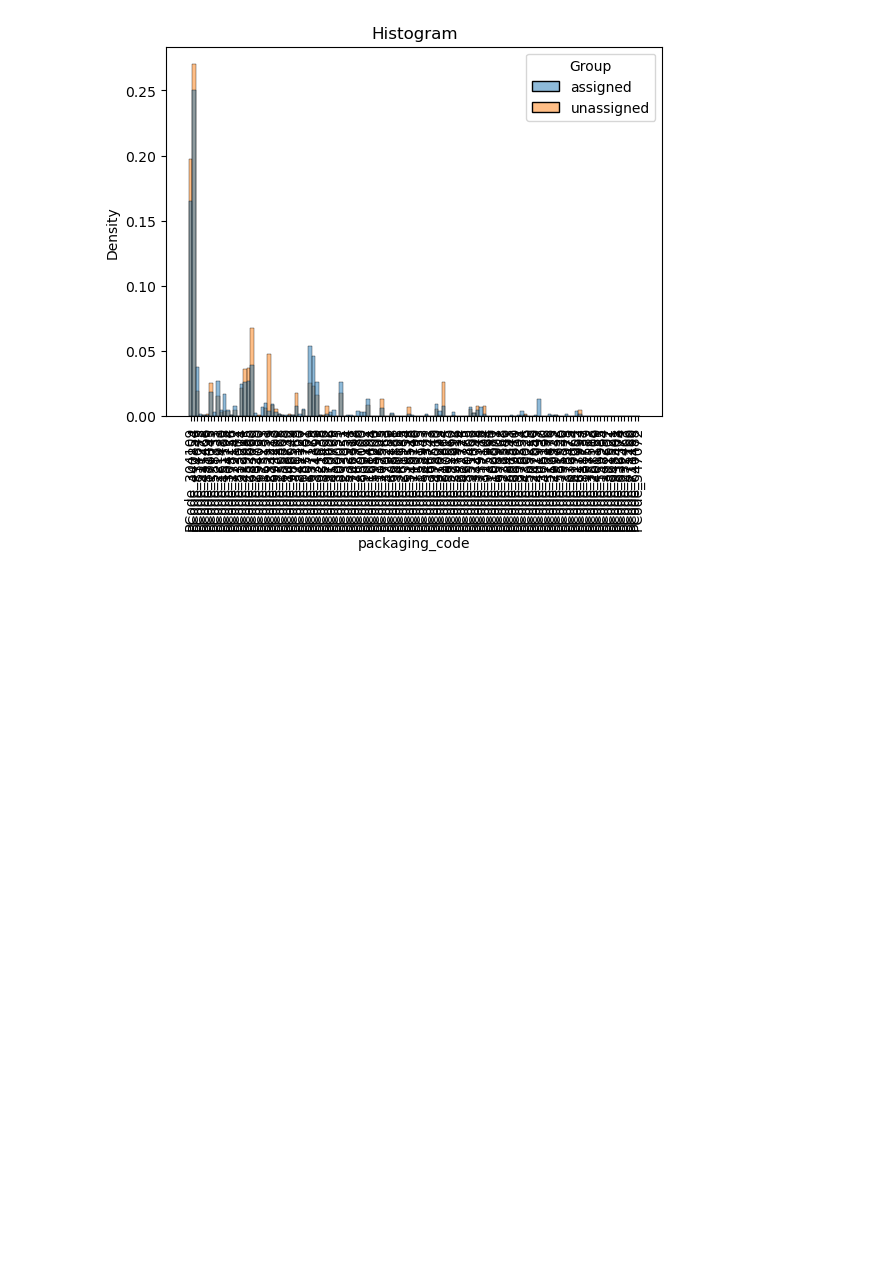
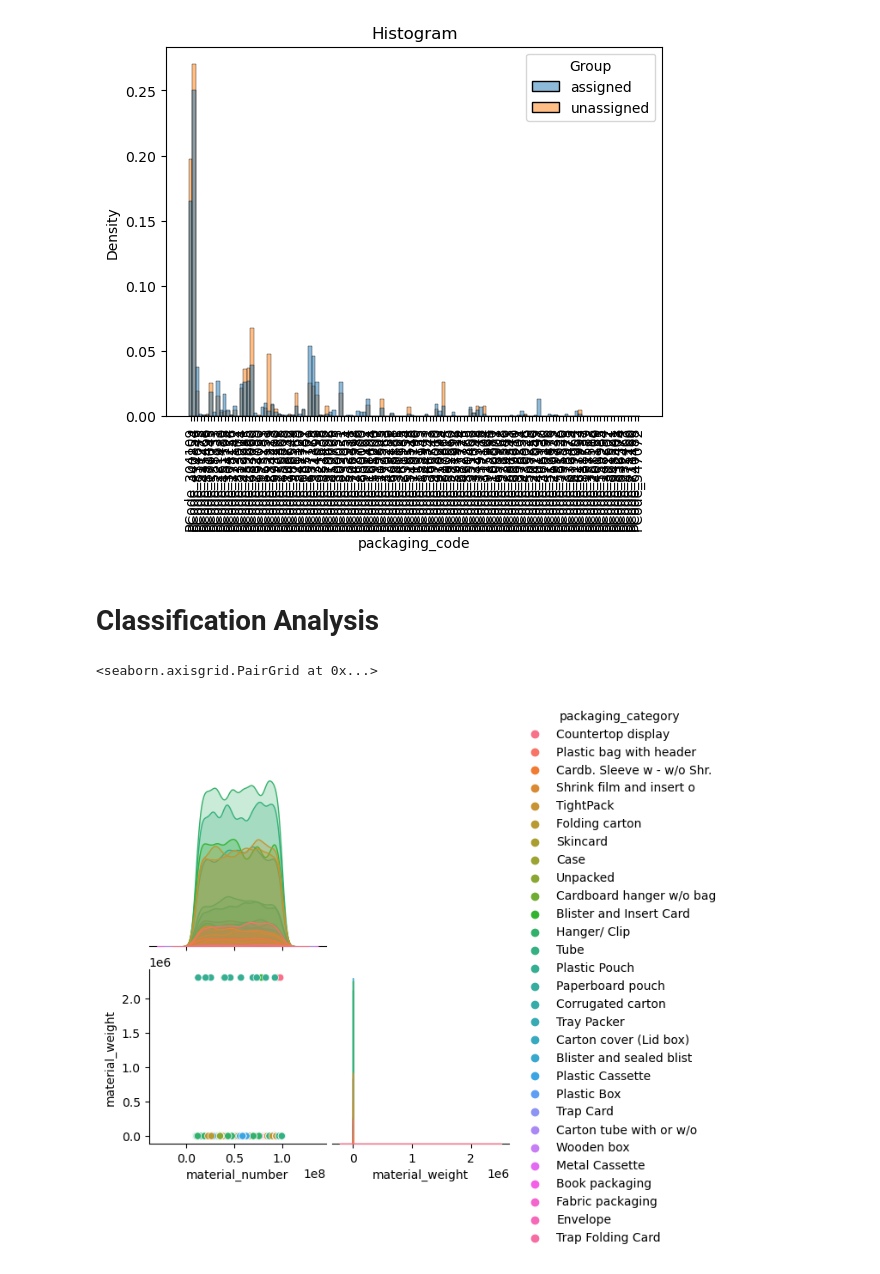
Before and after one commit to tiefenthaler/pytorch-lightning-tabular-classification, a Jupyter notebook: notebooks/11_data_analysis.ipynb, the cells around one changed output. Saved outputs shown, nothing was run; the diff lists cells and outputs as text; code cells hidden in the pictures; blank space fills up the shorter version.

```diff
--- a/notebooks/11_data_analysis.ipynb
+++ b/notebooks/11_data_analysis.ipynb
@@ -603,3 +621,18 @@ plt.title("Histogram")
 # %% [output]
 Text(0.5, 1.0, 'Histogram')
 [figure]
+# %% [markdown]
+# Classification Analysis
+# %%
+num_features = df_full.select_dtypes(include=np.number).columns
+
+sns.pairplot(
+    data=df_full,
+    # kind='scatter',
+    corner=True,
+    hue='packaging_category',
+    # vars=num_features
+)
+# %% [output]
+<seaborn.axisgrid.PairGrid at 0x...>
+[figure, added]
```
Also changed, not shown: parts of 4 cells of this notebook, 2 other files.
